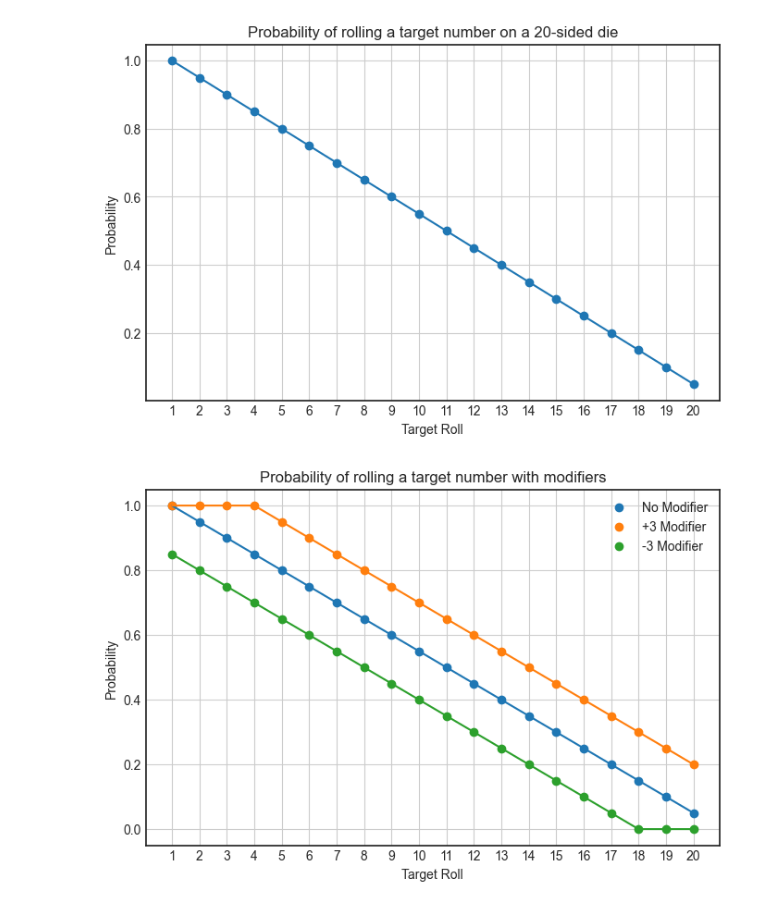
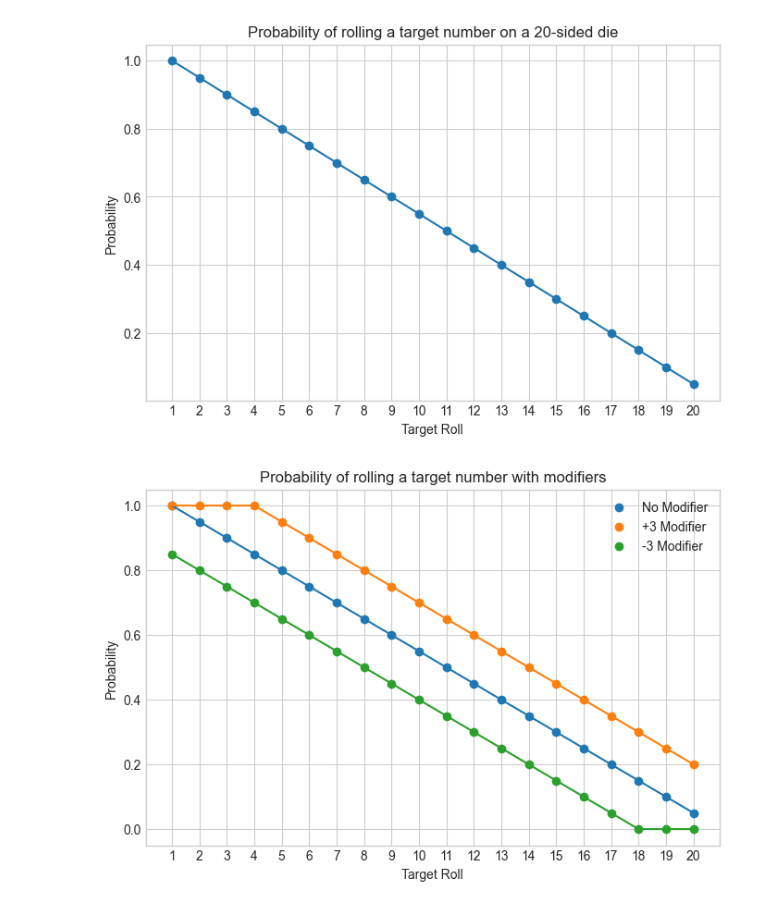
Before and after one commit to joypauls/blog-scripts, a Jupyter notebook: notebooks/dnd_probability.ipynb, the cells around one changed output. Saved outputs shown, nothing was run; the diff lists cells and outputs as text; code cells hidden in the pictures.

```diff
--- a/notebooks/dnd_probability.ipynb
+++ b/notebooks/dnd_probability.ipynb
@@ -52,27 +52,27 @@ def probability_roll_with_disadvantage(target):
 # %%
 x = np.arange(1, 21, 1)
 y = [probability_roll(i) for i in x]
 
-plt.style.use("seaborn-v0_8-white")
+plt.style.use("seaborn-v0_8-whitegrid")
 plt.figure(figsize=(8,5))
 
 plt.plot(x, y)
 plt.scatter(x, y)
 plt.xlabel("Target Roll")
 plt.ylabel("Probability")
 plt.title("Probability of rolling a target number on a 20-sided die")
 plt.xticks(np.arange(1, 21, 1))
-plt.grid()
+# plt.grid()
 plt.show()
 # %% [output]
-[figure, old version]
+[figure, new version]
 # %%
 x = np.arange(1, 21, 1)
 y = [probability_roll(i) for i in x]
 y_plus3 = [probability_roll_modifier(i, 3) for i in x]
 y_minus3 = [probability_roll_modifier(i, -3) for i in x]
 
-plt.style.use("seaborn-v0_8-white")
+plt.style.use("seaborn-v0_8-whitegrid")
 plt.figure(figsize=(8,5))
 
 plt.plot(x, y)
@@ -88,11 +88,11 @@ plt.xlabel("Target Roll")
 plt.ylabel("Probability")
 plt.title("Probability of rolling a target number with modifiers")
 plt.xticks(np.arange(1, 21, 1))
-plt.grid()
+# plt.grid()
 plt.legend()
 plt.show()
 # %% [output]
-[figure, old version]
+[figure, new version]
 # %%
 x = np.arange(1, 21, 1)
 y = [probability_roll(i) for i in x]
```
Also changed, not shown: parts of 1 cell of this notebook, 6 other files.
